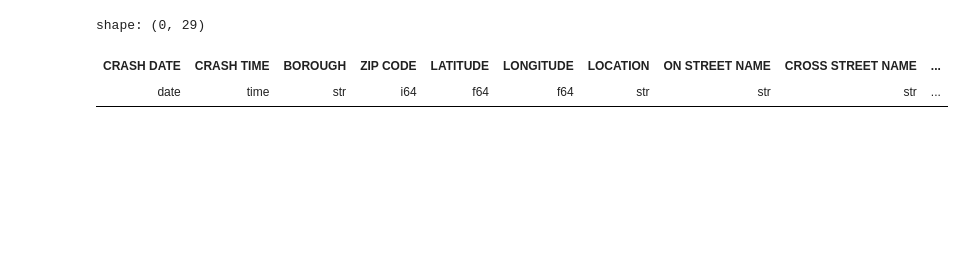
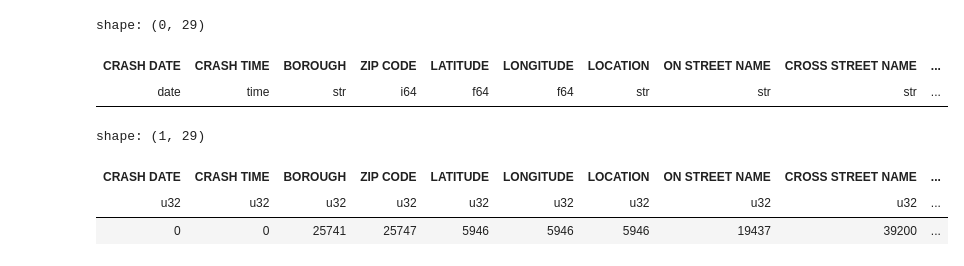
Before and after one commit to khanim-abdullayeva/CodeAlpha_Tasks, a Jupyter notebook: Task 2 - EDA/EDA.ipynb, the cells around one changed output. Cells and saved outputs as stored; diff of their text form; code cells hidden in the pictures; blank space fills up the shorter version.

```diff
--- a/Task 2 - EDA/EDA.ipynb
+++ b/Task 2 - EDA/EDA.ipynb
@@ -103,3 +103,10 @@ df_duplicated
 shape: (0, 29)
 | CRASH DATE | CRASH TIME | BOROUGH | ZIP CODE | LATITUDE | LONGITUDE | LOCATION | ON STREET NAME | CROSS STREET NAME | ... |
 | date | time | str | i64 | f64 | f64 | str | str | str | ... |
+# %%
+df.null_count()
+# %% [output]
+shape: (1, 29)
+| CRASH DATE | CRASH TIME | BOROUGH | ZIP CODE | LATITUDE | LONGITUDE | LOCATION | ON STREET NAME | CROSS STREET NAME | ... |
+| u32 | u32 | u32 | u32 | u32 | u32 | u32 | u32 | u32 | ... |
+| 0 | 0 | 25741 | 25747 | 5946 | 5946 | 5946 | 19437 | 39200 | ... |
```
Also changed, not shown: parts of 5 cells of this notebook.
